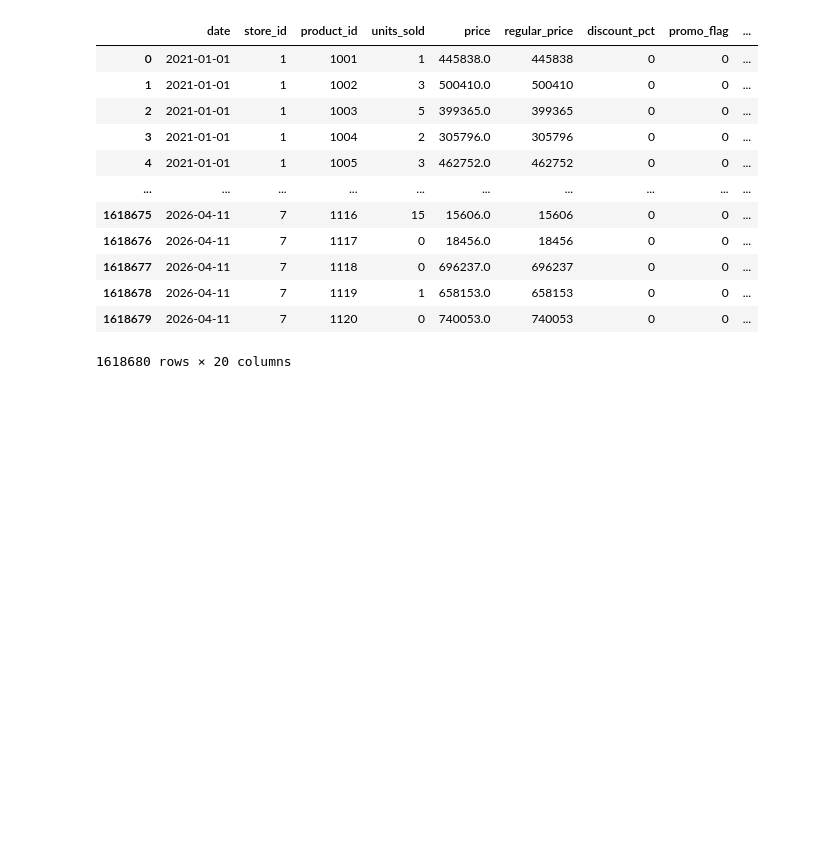
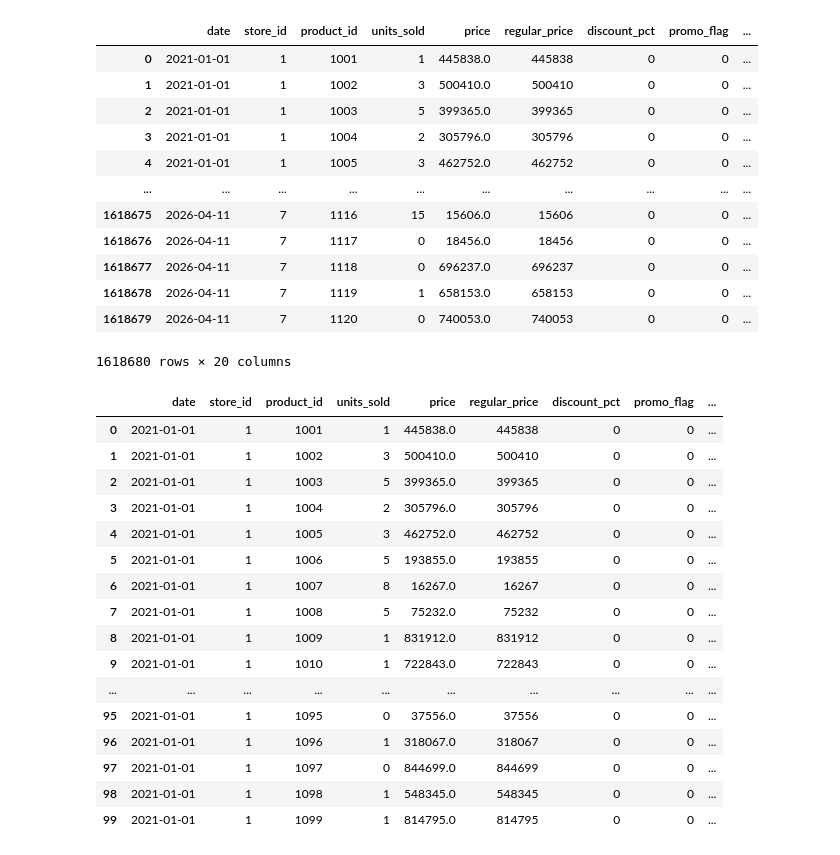
Before and after one commit to SunnyX-AI/ai-powered-sales-forecasting, a Jupyter notebook: notebooks/00_experiments.ipynb, the cells around one changed output. Saved outputs shown, nothing was run; the diff lists cells and outputs as text; code cells hidden in the pictures; blank space fills up the shorter version.

```diff
--- a/notebooks/00_experiments.ipynb
+++ b/notebooks/00_experiments.ipynb
@@ -2673,3 +2673,30 @@ df_sales
 | 1618678 | 2026-04-11 | 7 | 1119 | 1 | 658153.0 | 658153 | 0 | 0 | ... |
 | 1618679 | 2026-04-11 | 7 | 1120 | 0 | 740053.0 | 740053 | 0 | 0 | ... |
 1618680 rows × 20 columns
+# %%
+import pandas as pd
+
+pd.set_option('display.max_rows', None)
+pd.set_option('display.max_columns', None)
+pd.set_option('display.width', None)
+pd.set_option('display.max_colwidth', None)
+# %%
+df_sales.head(100)
+# %% [output]
+|  | date | store_id | product_id | units_sold | price | regular_price | discount_pct | promo_flag | ... |
+| 0 | 2021-01-01 | 1 | 1001 | 1 | 445838.0 | 445838 | 0 | 0 | ... |
+| 1 | 2021-01-01 | 1 | 1002 | 3 | 500410.0 | 500410 | 0 | 0 | ... |
+| 2 | 2021-01-01 | 1 | 1003 | 5 | 399365.0 | 399365 | 0 | 0 | ... |
+| 3 | 2021-01-01 | 1 | 1004 | 2 | 305796.0 | 305796 | 0 | 0 | ... |
+| 4 | 2021-01-01 | 1 | 1005 | 3 | 462752.0 | 462752 | 0 | 0 | ... |
+| 5 | 2021-01-01 | 1 | 1006 | 5 | 193855.0 | 193855 | 0 | 0 | ... |
+| 6 | 2021-01-01 | 1 | 1007 | 8 | 16267.0 | 16267 | 0 | 0 | ... |
+| 7 | 2021-01-01 | 1 | 1008 | 5 | 75232.0 | 75232 | 0 | 0 | ... |
+| 8 | 2021-01-01 | 1 | 1009 | 1 | 831912.0 | 831912 | 0 | 0 | ... |
+| 9 | 2021-01-01 | 1 | 1010 | 1 | 722843.0 | 722843 | 0 | 0 | ... |
+| ... | ... | ... | ... | ... | ... | ... | ... | ... | ... |
+| 95 | 2021-01-01 | 1 | 1095 | 0 | 37556.0 | 37556 | 0 | 0 | ... |
+| 96 | 2021-01-01 | 1 | 1096 | 1 | 318067.0 | 318067 | 0 | 0 | ... |
+| 97 | 2021-01-01 | 1 | 1097 | 0 | 844699.0 | 844699 | 0 | 0 | ... |
+| 98 | 2021-01-01 | 1 | 1098 | 1 | 548345.0 | 548345 | 0 | 0 | ... |
+| 99 | 2021-01-01 | 1 | 1099 | 1 | 814795.0 | 814795 | 0 | 0 | ... |
```
Also changed, not shown: 1 other file.
